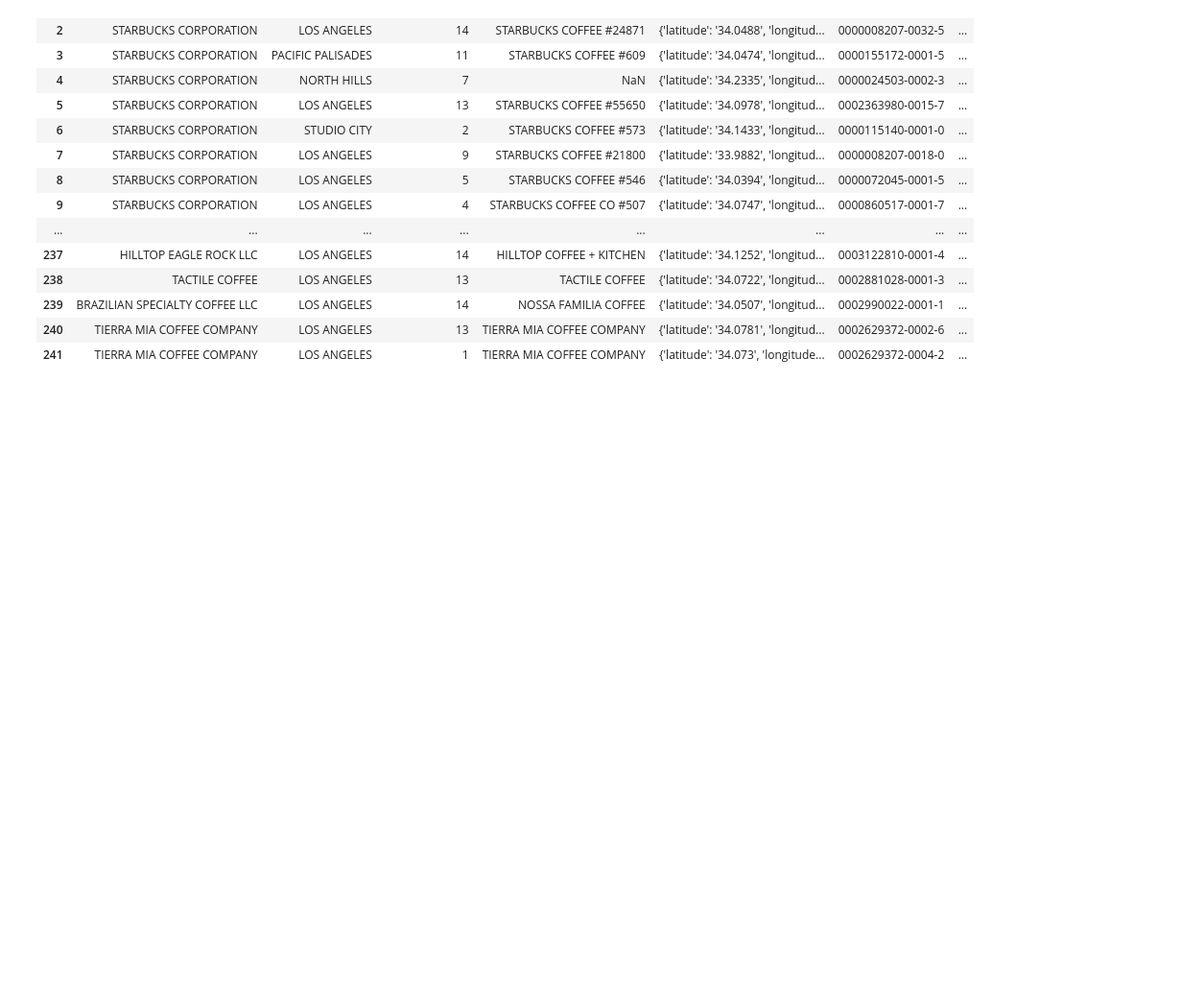
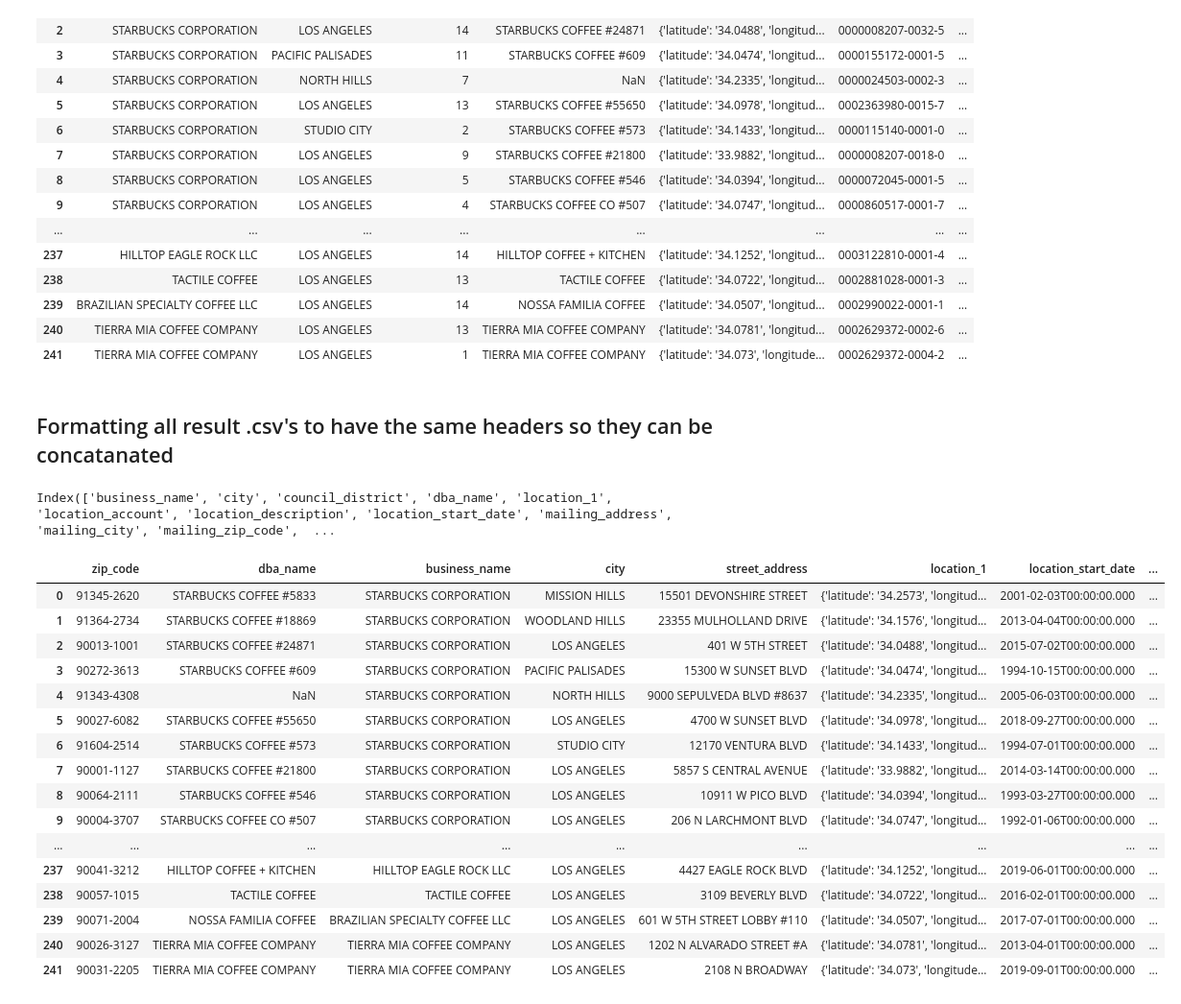
Before and after one commit to kyliejtan/ml-gentrification-predictor-, a Jupyter notebook: notebooks/los_angeles_reg_biz.ipynb, the cells around one changed output. Shown: that part at 96% size. Saved outputs shown, nothing was run; the diff lists cells and outputs as text; code cells hidden in the pictures; blank space fills up the shorter version.

Commit message:
Adding updated notebooks and data

```diff
--- a/Jupyter notebooks/los_angeles_reg_biz.ipynb
+++ b/notebooks/los_angeles_reg_biz.ipynb
@@ -123,3 +123,44 @@ complete_coffee_df
 | 241 | TIERRA MIA COFFEE COMPANY | LOS ANGELES | 1 | TIERRA MIA COFFEE COMPANY | {'latitude': '34.073', 'longitude... | 0002629372-0004-2 | ... |
 # %%
 complete_coffee_df.to_csv("data/los_angeles_coffee_shop_data.csv", index=False, header=True)
+# %% [markdown]
+## Formatting all result .csv's to have the same headers so they can be concatanated
+# %%
+complete_coffee_df = pd.read_csv("data/los_angeles_coffee_shop_data.csv")
+# %%
+complete_coffee_df.columns
+# %% [output]
+Index(['business_name', 'city', 'council_district', 'dba_name', 'location_1', 'location_account', 'location_description', 'location_start_date', 'mailing_address', 'mailing_city', 'mailing_zip_code',  ...
+# %%
+complete_coffee_df["location"] = None
+complete_coffee_df["location_end_date"] = None
+# %%
+cleaned_complete_coffee_df = complete_coffee_df[["zip_code",
+                                                 "dba_name",
+                                                 "business_name",
+                                                 "city",
+                                                 "street_address",
+                                                 "location_1",
+                                                 "location_start_date",
+                                                 "location_end_date"
+                                                ]]
+# %%
+cleaned_complete_coffee_df
+# %% [output]
+|  | zip_code | dba_name | business_name | city | street_address | location_1 | location_start_date | ... |
+| 0 | 91345-2620 | STARBUCKS COFFEE #5833 | STARBUCKS CORPORATION | MISSION HILLS | 15501 DEVONSHIRE STREET | {'latitude': '34.2573', 'longitud... | 2001-02-03T00:00:00.000 | ... |
+| 1 | 91364-2734 | STARBUCKS COFFEE #18869 | STARBUCKS CORPORATION | WOODLAND HILLS | 23355 MULHOLLAND DRIVE | {'latitude': '34.1576', 'longitud... | 2013-04-04T00:00:00.000 | ... |
+| 2 | 90013-1001 | STARBUCKS COFFEE #24871 | STARBUCKS CORPORATION | LOS ANGELES | 401 W 5TH STREET | {'latitude': '34.0488', 'longitud... | 2015-07-02T00:00:00.000 | ... |
+| 3 | 90272-3613 | STARBUCKS COFFEE #609 | STARBUCKS CORPORATION | PACIFIC PALISADES | 15300 W SUNSET BLVD | {'latitude': '34.0474', 'longitud... | 1994-10-15T00:00:00.000 | ... |
+| 4 | 91343-4308 | NaN | STARBUCKS CORPORATION | NORTH HILLS | 9000 SEPULVEDA BLVD #8637 | {'latitude': '34.2335', 'longitud... | 2005-06-03T00:00:00.000 | ... |
+| 5 | 90027-6082 | STARBUCKS COFFEE #55650 | STARBUCKS CORPORATION | LOS ANGELES | 4700 W SUNSET BLVD | {'latitude': '34.0978', 'longitud... | 2018-09-27T00:00:00.000 | ... |
+| 6 | 91604-2514 | STARBUCKS COFFEE #573 | STARBUCKS CORPORATION | STUDIO CITY | 12170 VENTURA BLVD | {'latitude': '34.1433', 'longitud... | 1994-07-01T00:00:00.000 | ... |
+| 7 | 90001-1127 | STARBUCKS COFFEE #21800 | STARBUCKS CORPORATION | LOS ANGELES | 5857 S CENTRAL AVENUE | {'latitude': '33.9882', 'longitud... | 2014-03-14T00:00:00.000 | ... |
+| 8 | 90064-2111 | STARBUCKS COFFEE #546 | STARBUCKS CORPORATION | LOS ANGELES | 10911 W PICO BLVD | {'latitude': '34.0394', 'longitud... | 1993-03-27T00:00:00.000 | ... |
+| 9 | 90004-3707 | STARBUCKS COFFEE CO #507 | STARBUCKS CORPORATION | LOS ANGELES | 206 N LARCHMONT BLVD | {'latitude': '34.0747', 'longitud... | 1992-01-06T00:00:00.000 | ... |
+| ... | ... | ... | ... | ... | ... | ... | ... | ... |
+| 237 | 90041-3212 | HILLTOP COFFEE + KITCHEN | HILLTOP EAGLE ROCK LLC | LOS ANGELES | 4427 EAGLE ROCK BLVD | {'latitude': '34.1252', 'longitud... | 2019-06-01T00:00:00.000 | ... |
+| 238 | 90057-1015 | TACTILE COFFEE | TACTILE COFFEE | LOS ANGELES | 3109 BEVERLY BLVD | {'latitude': '34.0722', 'longitud... | 2016-02-01T00:00:00.000 | ... |
+| 239 | 90071-2004 | NOSSA FAMILIA COFFEE | BRAZILIAN SPECIALTY COFFEE LLC | LOS ANGELES | 601 W 5TH STREET LOBBY #110 | {'latitude': '34.0507', 'longitud... | 2017-07-01T00:00:00.000 | ... |
+| 240 | 90026-3127 | TIERRA MIA COFFEE COMPANY | TIERRA MIA COFFEE COMPANY | LOS ANGELES | 1202 N ALVARADO STREET #A | {'latitude': '34.0781', 'longitud... | 2013-04-01T00:00:00.000 | ... |
+| 241 | 90031-2205 | TIERRA MIA COFFEE COMPANY | TIERRA MIA COFFEE COMPANY | LOS ANGELES | 2108 N BROADWAY | {'latitude': '34.073', 'longitude... | 2019-09-01T00:00:00.000 | ... |
```
Also changed, not shown: parts of 5 cells of this notebook, 20 other files.
